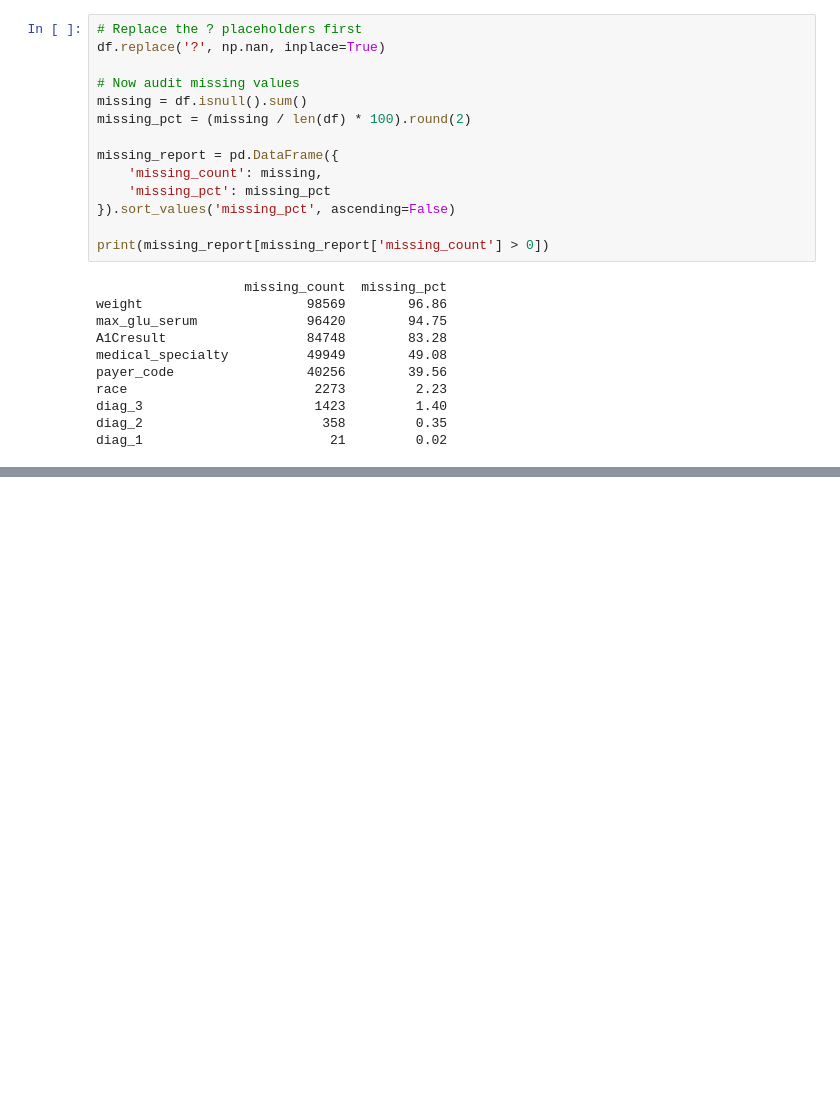
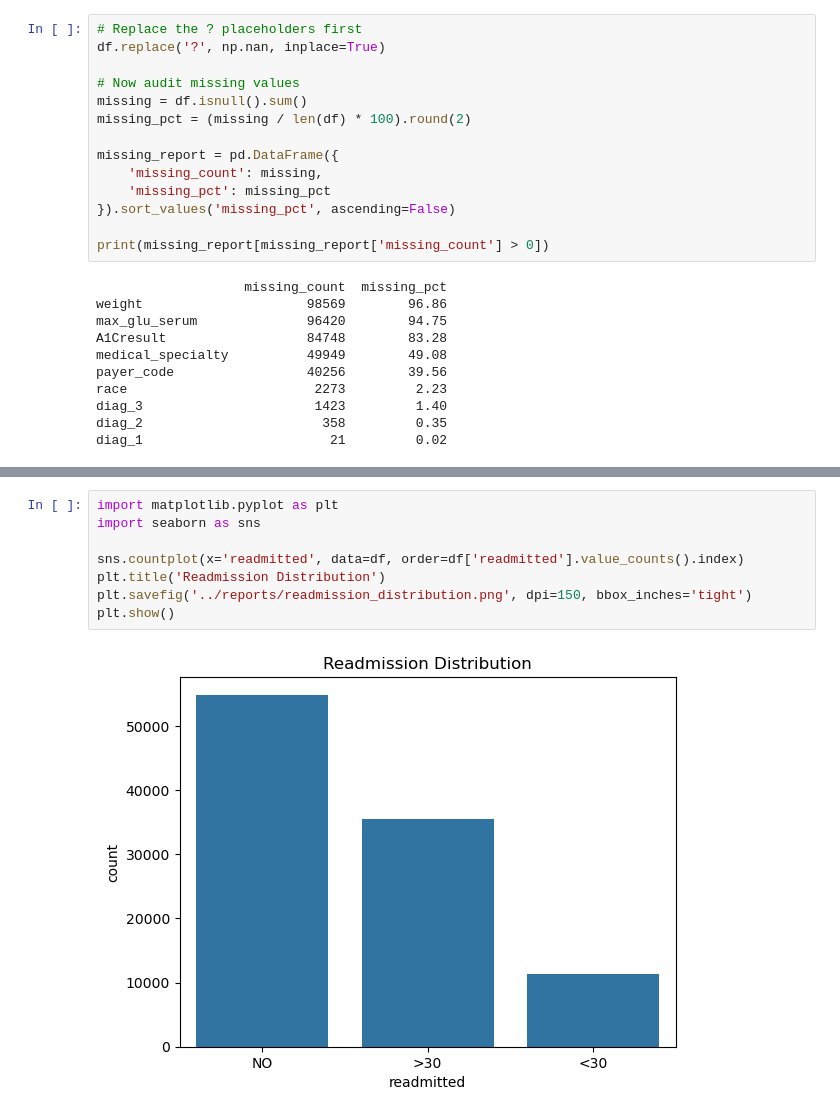
Before and after one commit to sarveshh31/patient-readmission-platform, a Jupyter notebook: notebooks/01_eda.ipynb, the cells around one changed output, grey strips where cells are left out. Saved outputs shown, nothing was run; the diff lists cells and outputs as text; blank space fills up the shorter version.

```diff
--- a/notebooks/01_eda.ipynb
+++ b/notebooks/01_eda.ipynb
@@ -76,0 +128,10 @@ diag_1                        21         0.02
+# %%
+import matplotlib.pyplot as plt
+import seaborn as sns
+
+sns.countplot(x='readmitted', data=df, order=df['readmitted'].value_counts().index)
+plt.title('Readmission Distribution')
+plt.savefig('../reports/readmission_distribution.png', dpi=150, bbox_inches='tight')
+plt.show()
+# %% [output]
+[figure, added]
```
Also changed, not shown: parts of 8 cells of this notebook, 1 other file.
